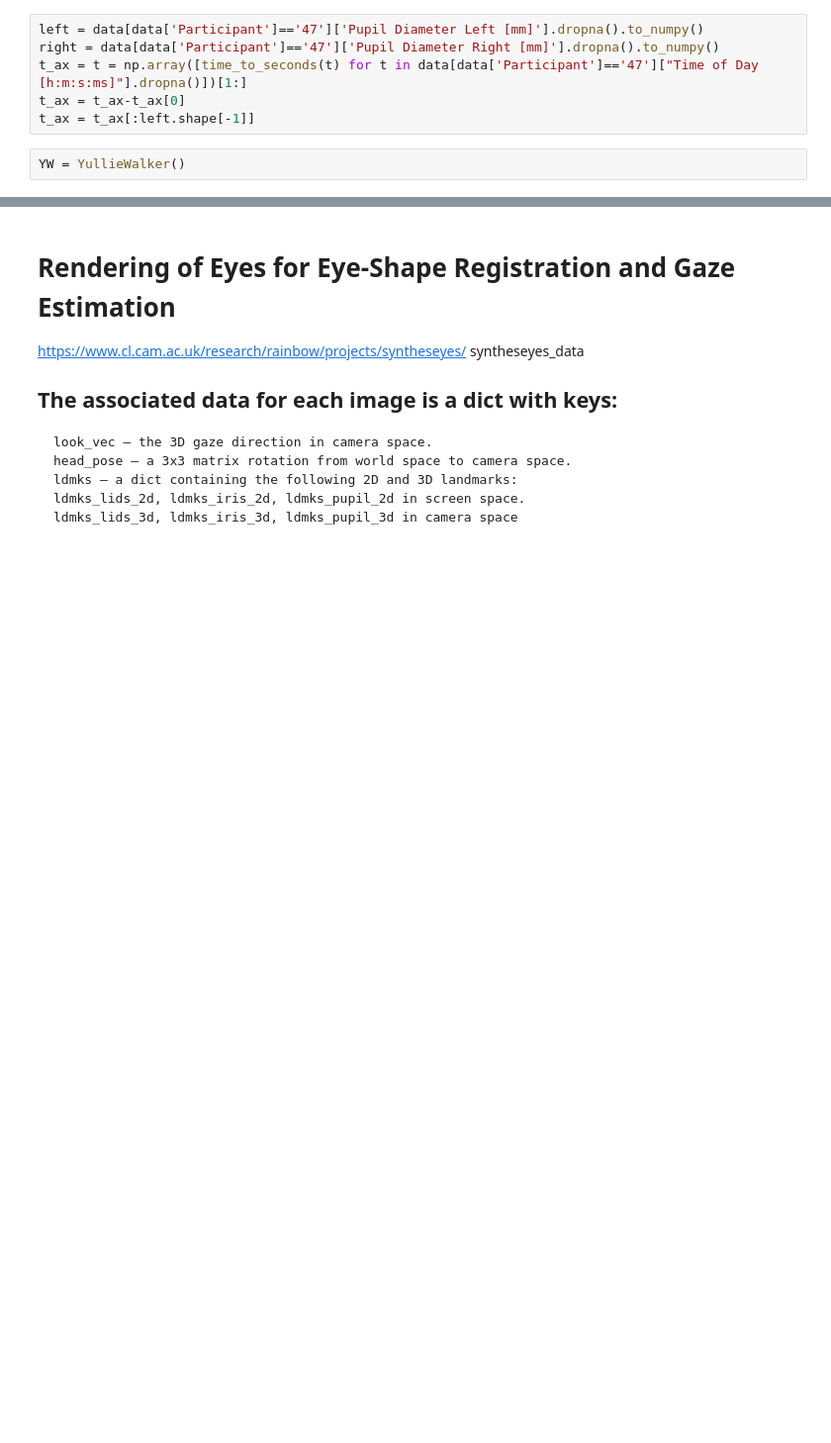
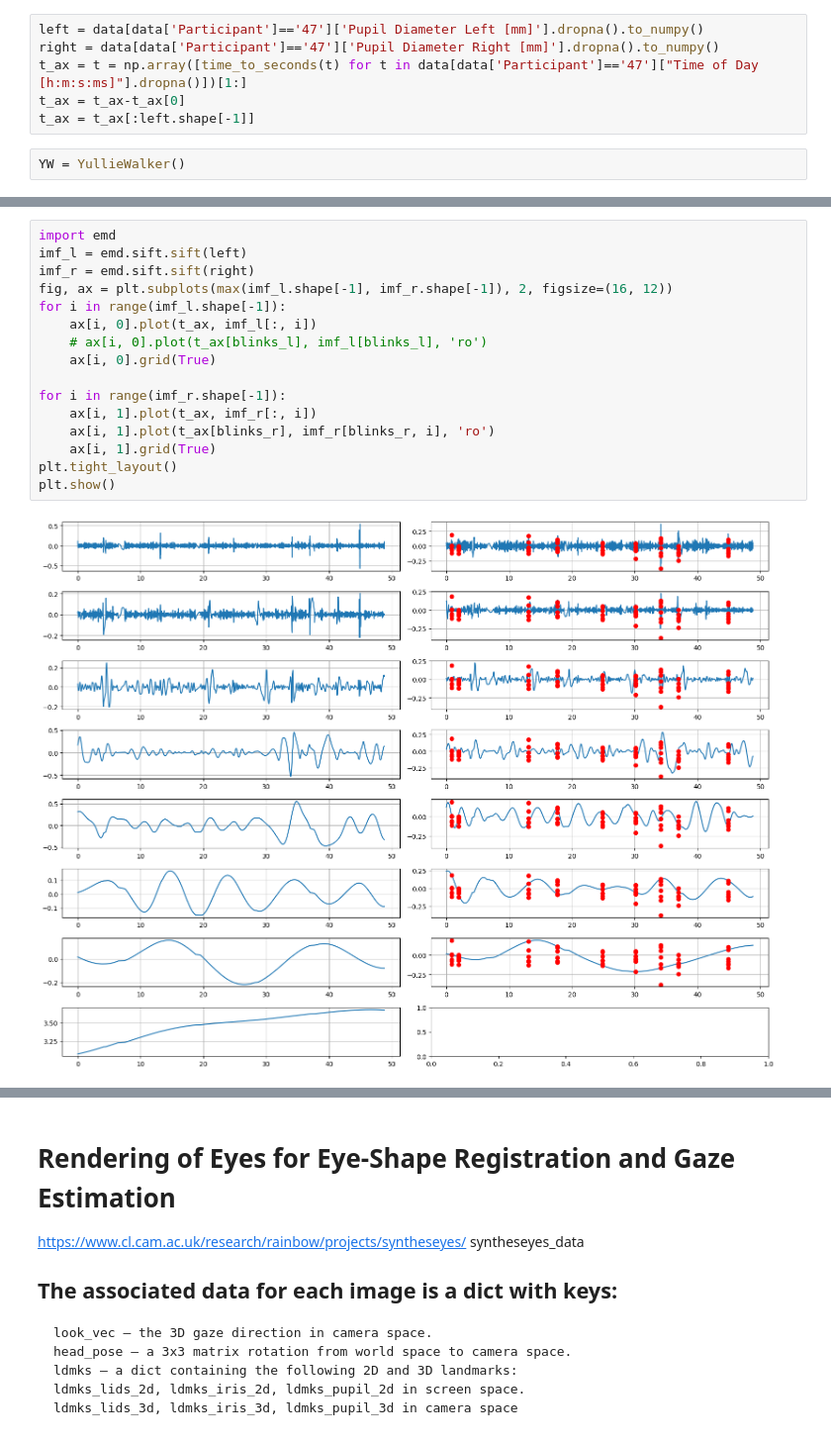
Before and after one commit to avi33/eyetracking, a Jupyter notebook: playground.ipynb, the cells around one changed output, grey strips where cells are left out. Shown at 99% size. Saved outputs shown, nothing was run; the diff lists cells and outputs as text; blank space fills up the shorter version.

```diff
--- a/playground.ipynb
+++ b/playground.ipynb
@@ -89 +131,19 @@ plt.show()
+# %%
+import emd
+imf_l = emd.sift.sift(left)
+imf_r = emd.sift.sift(right)
+fig, ax = plt.subplots(max(imf_l.shape[-1], imf_r.shape[-1]), 2, figsize=(16, 12))
+for i in range(imf_l.shape[-1]):
+    ax[i, 0].plot(t_ax, imf_l[:, i])
+    # ax[i, 0].plot(t_ax[blinks_l], imf_l[blinks_l], 'ro')
+    ax[i, 0].grid(True)
+
+for i in range(imf_r.shape[-1]):
+    ax[i, 1].plot(t_ax, imf_r[:, i])
+    ax[i, 1].plot(t_ax[blinks_r], imf_r[blinks_r, i], 'ro')
+    ax[i, 1].grid(True)
+plt.tight_layout()
+plt.show()
+# %% [output]
+[figure, added]
 # %%
```
Also changed, not shown: parts of 12 cells of this notebook, 3 other files.
